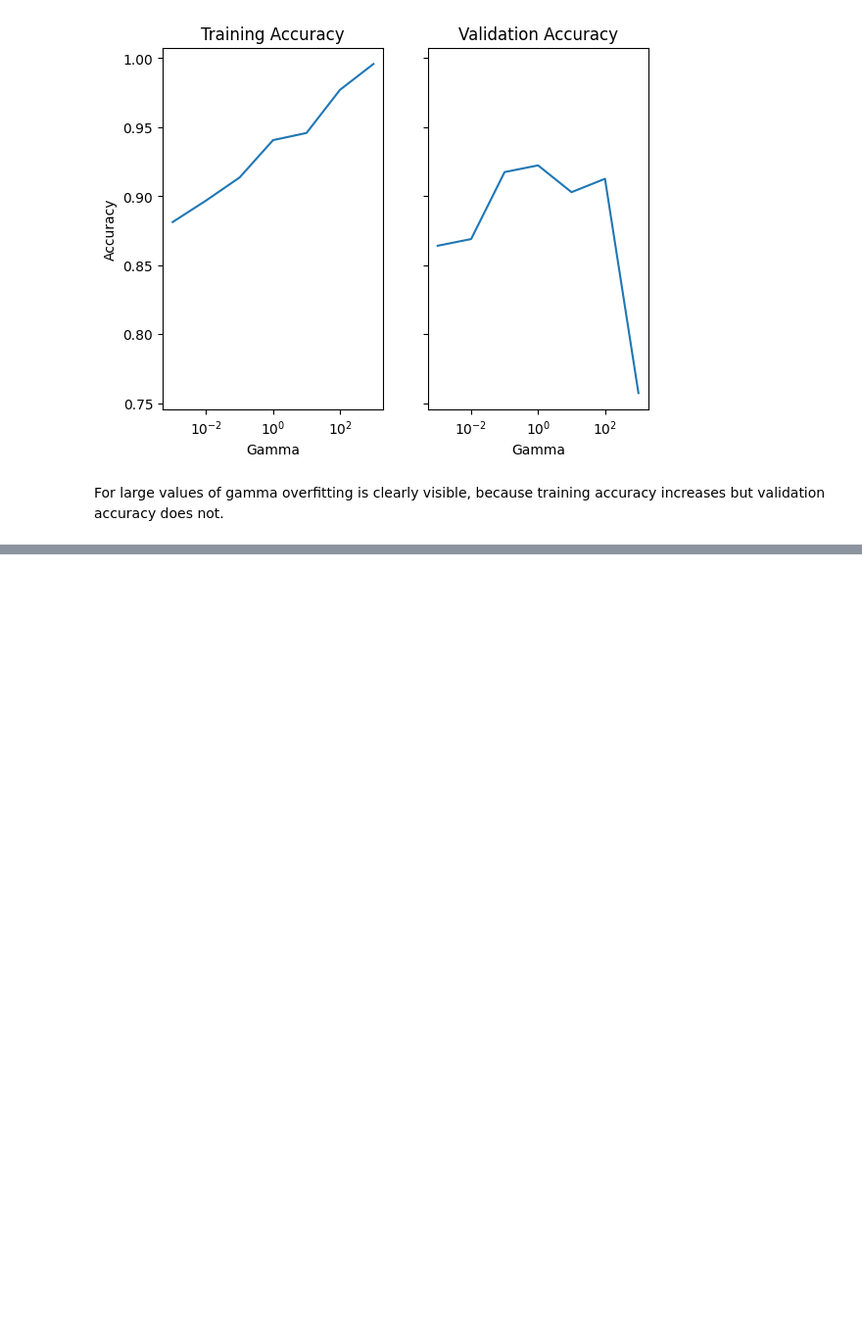
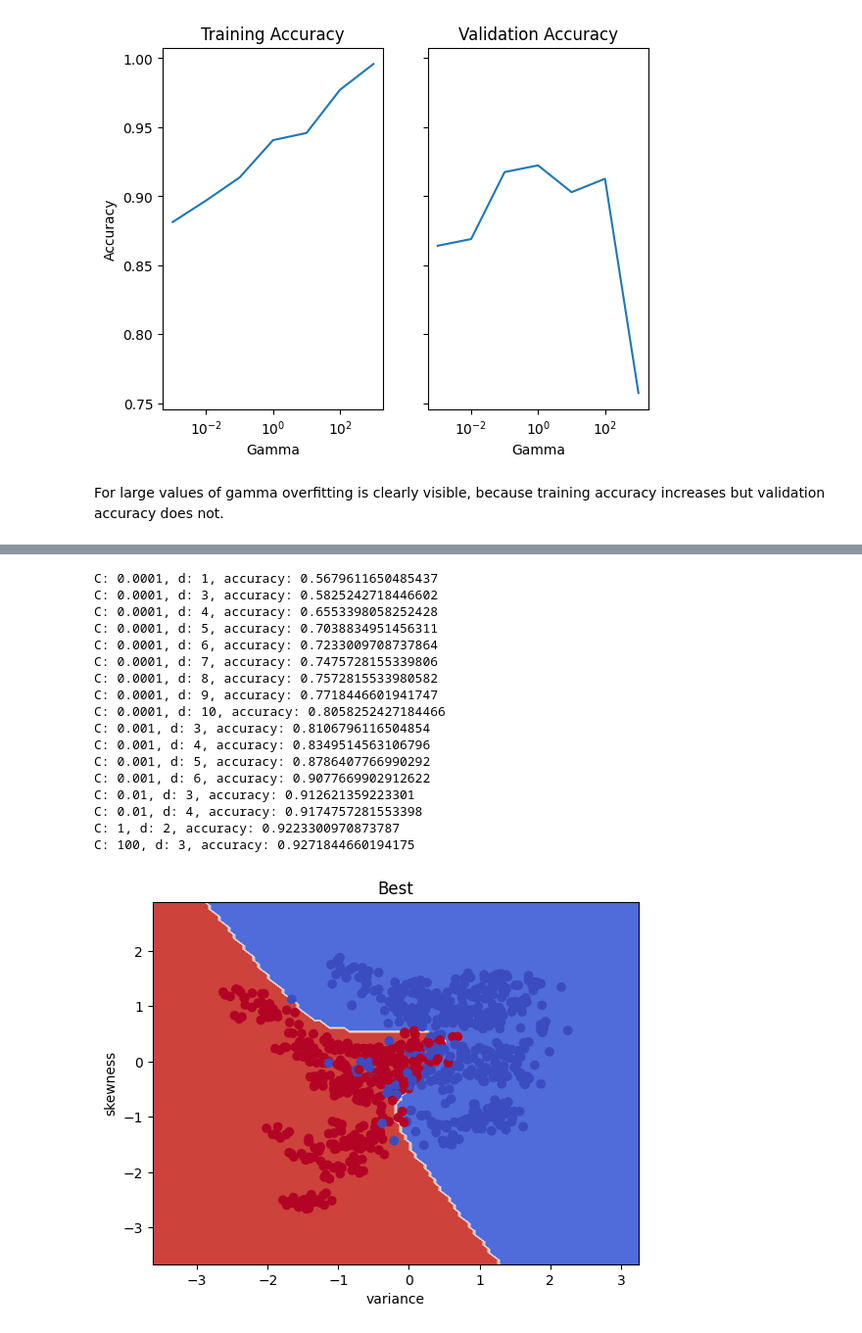
Before and after one commit to michadenheijer/MLforEDS, a Jupyter notebook: main.ipynb, the cells around one changed output, grey strips where cells are left out. Shown at 98% size. Cells and saved outputs as stored; diff of their text form; code cells hidden in the pictures; blank space fills up the shorter version.

```diff
--- a/main.ipynb
+++ b/main.ipynb
@@ -165,0 +237,44 @@ For large values of gamma overfitting is clearly visible, because training accur
+# %%
+C_options = [0.0001, 0.001, 0.01, 0.1, 1, 10, 100, 1000]
+d_options = [1,2,3,4,5,6,7,8,9,10]
+
+poly_models = []
+poly_model_accuracy = []
+poly_values = []
+best = 0
+
+for C in C_options:
+    for d in d_options:
+        poly_values.append((C, d))
+        poly_models.append(SVC(kernel="poly", C=C, degree=d, coef0 = 1))
+        poly_models[-1].fit(train_df[best_model], train_df["class"])
+        poly_model_accuracy.append(poly_models[-1].score(val_df[best_model], val_df["class"]))
+        if poly_model_accuracy[-1] > best:
+            print(f"C: {C}, d: {d}, accuracy: {poly_model_accuracy[-1]}")
+            best = poly_model_accuracy[-1]
+
+
+poly_model_accuracy = np.array(poly_model_accuracy)
+DecisionBoundaryDisplay.from_estimator(poly_models[poly_model_accuracy.argmax()], train_df[best_model], response_method="predict", cmap=plt.cm.coolwarm)
+plt.scatter(train_df[best_model[0]], train_df[best_model[1]], c=train_df["class"], cmap=plt.cm.coolwarm)
+plt.title("Best")
+plt.show()
+# %% [output]
+C: 0.0001, d: 1, accuracy: 0.5679611650485437
+C: 0.0001, d: 3, accuracy: 0.5825242718446602
+C: 0.0001, d: 4, accuracy: 0.6553398058252428
+C: 0.0001, d: 5, accuracy: 0.7038834951456311
+C: 0.0001, d: 6, accuracy: 0.7233009708737864
+C: 0.0001, d: 7, accuracy: 0.7475728155339806
+C: 0.0001, d: 8, accuracy: 0.7572815533980582
+C: 0.0001, d: 9, accuracy: 0.7718446601941747
+C: 0.0001, d: 10, accuracy: 0.8058252427184466
+C: 0.001, d: 3, accuracy: 0.8106796116504854
+C: 0.001, d: 4, accuracy: 0.8349514563106796
+C: 0.001, d: 5, accuracy: 0.8786407766990292
+C: 0.001, d: 6, accuracy: 0.9077669902912622
+C: 0.01, d: 3, accuracy: 0.912621359223301
+C: 0.01, d: 4, accuracy: 0.9174757281553398
+C: 1, d: 2, accuracy: 0.9223300970873787
+C: 100, d: 3, accuracy: 0.9271844660194175
+[figure, added]
```
Also changed, not shown: parts of 19 cells of this notebook.
